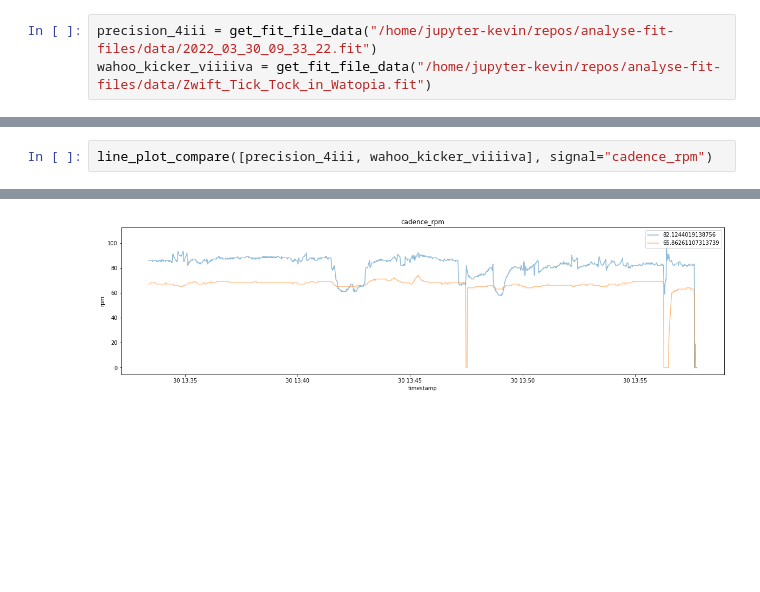
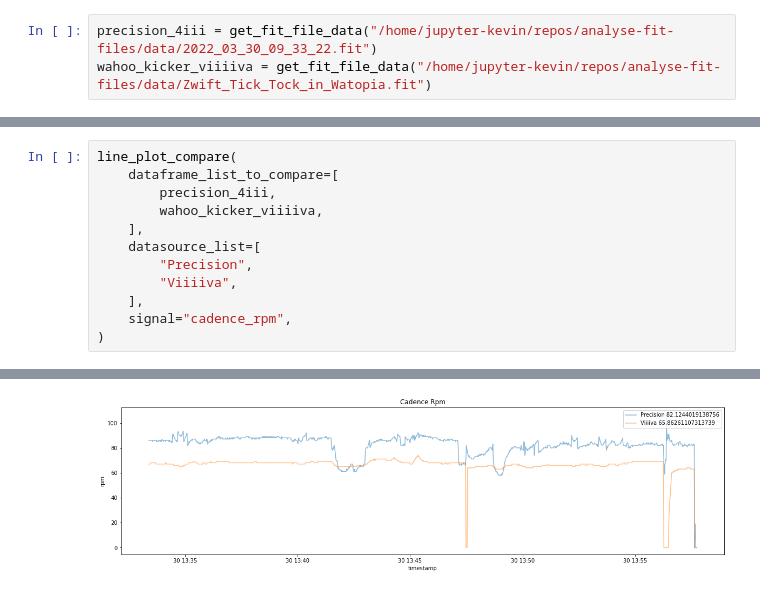
Before and after one commit to kevintalaue/analyse-fit-files, a Jupyter notebook: notebooks/fit.ipynb, the cells around one changed output, grey strips where cells are left out. Cells and saved outputs as stored; diff of their text form; blank space fills up the shorter version.

```diff
--- a/notebooks/fit.ipynb
+++ b/notebooks/fit.ipynb
@@ -29,3 +69,13 @@ histogram_compare([boltcycle, rivalcycle], signal="heart_rate_bpm")
 # %%
-line_plot_compare([precision_4iii, wahoo_kicker_viiiiva], signal="cadence_rpm")
+line_plot_compare(
+    dataframe_list_to_compare=[
+        precision_4iii,
+        wahoo_kicker_viiiiva,
+    ],
+    datasource_list=[
+        "Precision",
+        "Viiiiva",
+    ],
+    signal="cadence_rpm",
+)
 # %% [output]
@@ -33,2 +82,2 @@ line_plot_compare([precision_4iii, wahoo_kicker_viiiiva], signal="cadence_rpm")
-[figure, old version]
+[figure, new version]
 # %%
```
Also changed, not shown: parts of 10 cells of this notebook, 2 other files.
